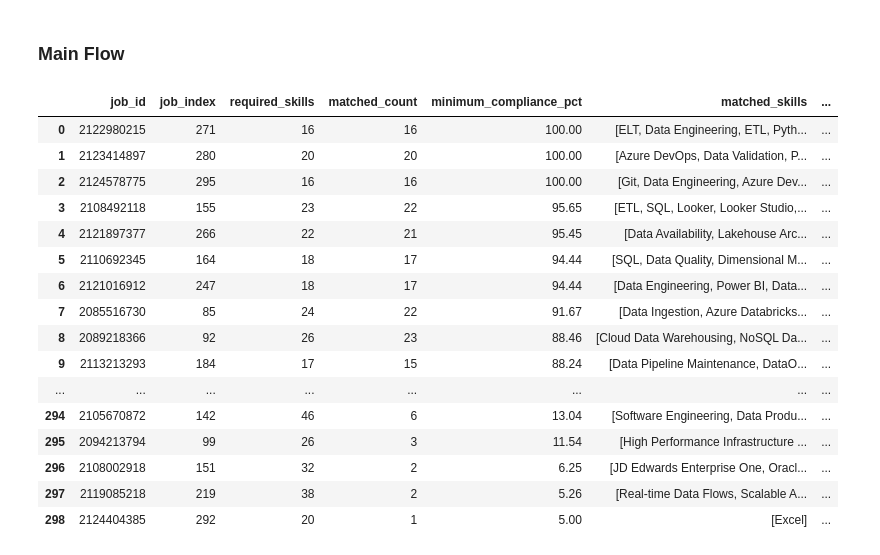
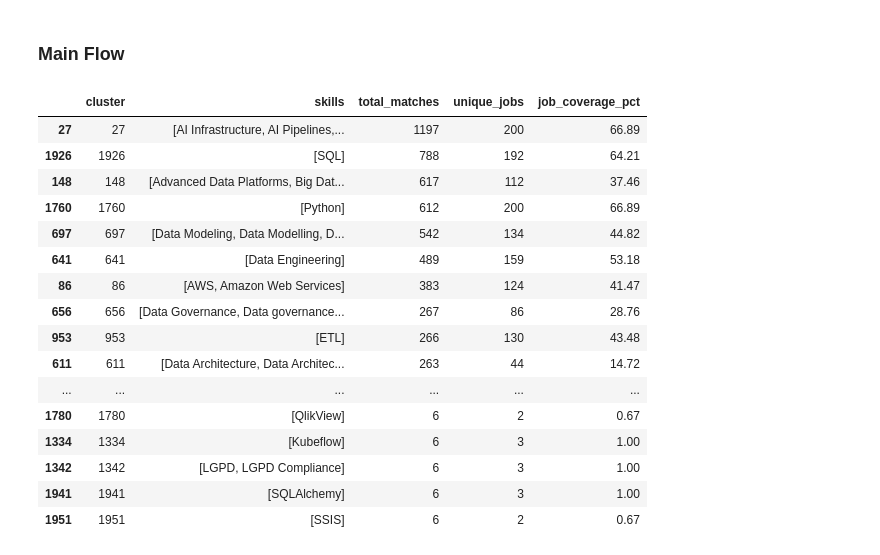
Before and after one commit to cgodevs/market-technical-fit-analysis-tool, a Jupyter notebook: backend/match_resume.ipynb, the cells around one changed output. Cells and saved outputs as stored; diff of their text form; code cells hidden in the pictures.

```diff
--- a/backend/match_resume.ipynb
+++ b/backend/match_resume.ipynb
@@ -347,14 +346,17 @@ def popular_matches_display(market_obj: MarketSkillsMatrix, analysis: list[dict]
     agg_df["cluster"] = db.labels_
 
     # 5. Final Merge
+    agg_df["job_indices"] = temp_df.groupby("skill")["job_idx"].apply(set).reindex(agg_df["skill"]).values
+
     total_jobs = len(analysis)
-    final_df = agg_df.groupby("cluster").agg({
-        "skill": list,
-        "total_matches": "sum",
-        "job_count": "sum"
-    })
+    total_jobs = len(analysis)
+    final_df = agg_df.groupby("cluster").agg(
+        skills=("skill", list),
+        total_matches=("total_matches", "sum"),
+        unique_jobs=("job_indices", lambda sets: len(set.union(*sets)))
+    ).reset_index()
 
-    final_df["job_coverage_pct"] = (final_df["job_count"] / total_jobs * 100).round(2)
+    final_df["job_coverage_pct"] = (final_df["unique_jobs"] / total_jobs * 100).round(2)
     return final_df.sort_values("total_matches", ascending=False)
 
 def nonmatches_display(market_obj: MarketSkillsMatrix) -> pd.DataFrame:
@@ -419,22 +421,22 @@ nonmatched_hard_skills = nonmatches_display(hard_market)
 
 # TODO retornar resultados dentro de um dicionário, com 3 chaves: hard_market_analysis_df, popular_hard_skills_matches ordered by job_coverage_pct desc, nonmatched_hard_skills ordered by job_coverage_pct desc
 # %%
-hard_market_analysis_df
+popular_hard_skills_matches
 # %% [output]
-|  | job_id | job_index | required_skills | matched_count | minimum_compliance_pct | matched_skills | ... |
-| 0 | 2122980215 | 271 | 16 | 16 | 100.00 | [ELT, Data Engineering, ETL, Pyth... | ... |
-| 1 | 2123414897 | 280 | 20 | 20 | 100.00 | [Azure DevOps, Data Validation, P... | ... |
-| 2 | 2124578775 | 295 | 16 | 16 | 100.00 | [Git, Data Engineering, Azure Dev... | ... |
-| 3 | 2108492118 | 155 | 23 | 22 | 95.65 | [ETL, SQL, Looker, Looker Studio,... | ... |
-| 4 | 2121897377 | 266 | 22 | 21 | 95.45 | [Data Availability, Lakehouse Arc... | ... |
-| 5 | 2110692345 | 164 | 18 | 17 | 94.44 | [SQL, Data Quality, Dimensional M... | ... |
-| 6 | 2121016912 | 247 | 18 | 17 | 94.44 | [Data Engineering, Power BI, Data... | ... |
-| 7 | 2085516730 | 85 | 24 | 22 | 91.67 | [Data Ingestion, Azure Databricks... | ... |
-| 8 | 2089218366 | 92 | 26 | 23 | 88.46 | [Cloud Data Warehousing, NoSQL Da... | ... |
-| 9 | 2113213293 | 184 | 17 | 15 | 88.24 | [Data Pipeline Maintenance, DataO... | ... |
-| ... | ... | ... | ... | ... | ... | ... | ... |
-| 294 | 2105670872 | 142 | 46 | 6 | 13.04 | [Software Engineering, Data Produ... | ... |
-| 295 | 2094213794 | 99 | 26 | 3 | 11.54 | [High Performance Infrastructure ... | ... |
-| 296 | 2108002918 | 151 | 32 | 2 | 6.25 | [JD Edwards Enterprise One, Oracl... | ... |
-| 297 | 2119085218 | 219 | 38 | 2 | 5.26 | [Real-time Data Flows, Scalable A... | ... |
-| 298 | 2124404385 | 292 | 20 | 1 | 5.00 | [Excel] | ... |
+|  | cluster | skills | total_matches | unique_jobs | job_coverage_pct |
+| 27 | 27 | [AI Infrastructure, AI Pipelines,... | 1197 | 200 | 66.89 |
+| 1926 | 1926 | [SQL] | 788 | 192 | 64.21 |
+| 148 | 148 | [Advanced Data Platforms, Big Dat... | 617 | 112 | 37.46 |
+| 1760 | 1760 | [Python] | 612 | 200 | 66.89 |
+| 697 | 697 | [Data Modeling, Data Modelling, D... | 542 | 134 | 44.82 |
+| 641 | 641 | [Data Engineering] | 489 | 159 | 53.18 |
+| 86 | 86 | [AWS, Amazon Web Services] | 383 | 124 | 41.47 |
+| 656 | 656 | [Data Governance, Data governance... | 267 | 86 | 28.76 |
+| 953 | 953 | [ETL] | 266 | 130 | 43.48 |
+| 611 | 611 | [Data Architecture, Data Architec... | 263 | 44 | 14.72 |
+| ... | ... | ... | ... | ... | ... |
+| 1780 | 1780 | [QlikView] | 6 | 2 | 0.67 |
+| 1334 | 1334 | [Kubeflow] | 6 | 3 | 1.00 |
+| 1342 | 1342 | [LGPD, LGPD Compliance] | 6 | 3 | 1.00 |
+| 1941 | 1941 | [SQLAlchemy] | 6 | 3 | 1.00 |
+| 1951 | 1951 | [SSIS] | 6 | 2 | 0.67 |
```
Also changed, not shown: parts of 1 cell of this notebook.
